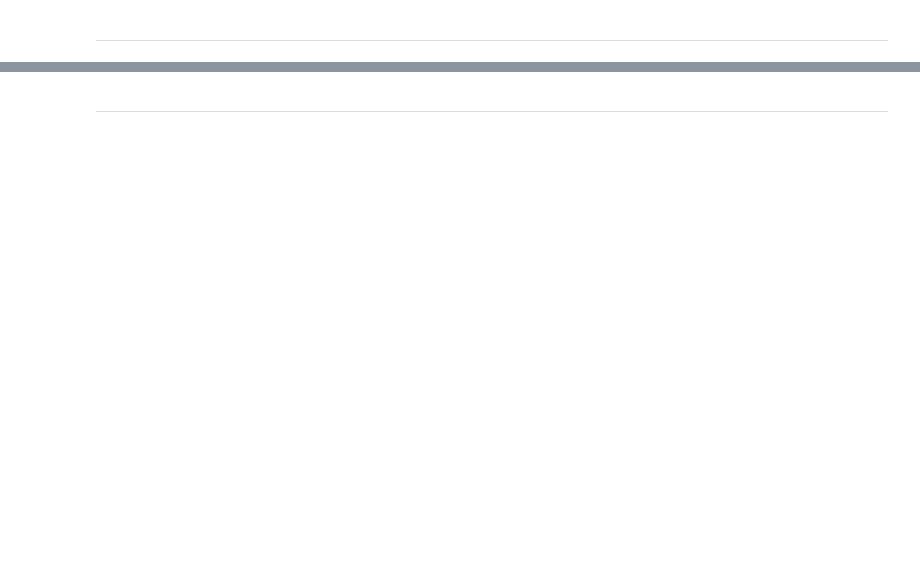
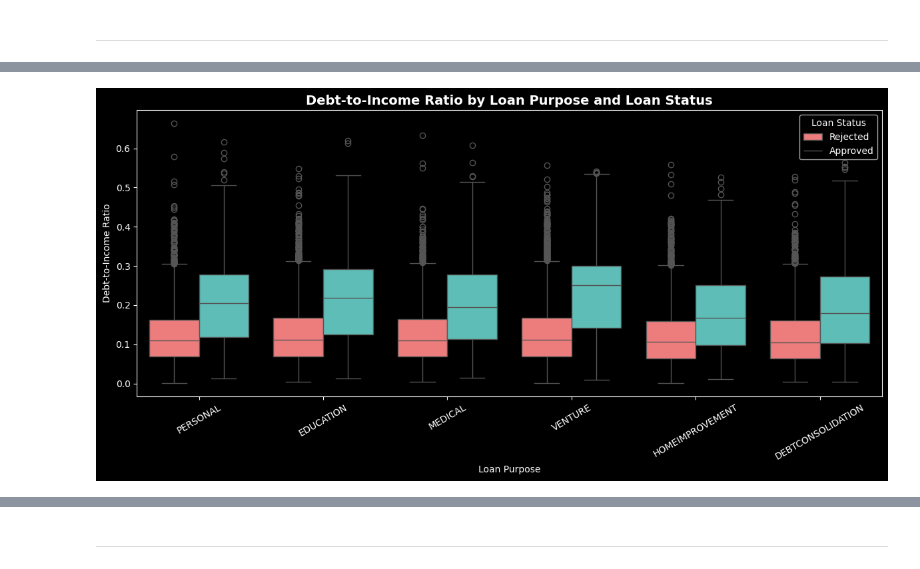
Before and after one commit to Syed313110/Loan_data_analysis, a Jupyter notebook: jupyter_notebooks/loan_approval_analysis.ipynb, the cells around one changed output, grey strips where cells are left out. Saved outputs shown, nothing was run; the diff lists cells and outputs as text; code cells hidden in the pictures; blank space fills up the shorter version.

```diff
--- a/jupyter_notebooks/loan_approval_analysis.ipynb
+++ b/jupyter_notebooks/loan_approval_analysis.ipynb
@@ -292,0 +321,28 @@ NOTE
+# %%
+import seaborn as sns
+import matplotlib.pyplot as plt
+
+plt.figure(figsize=(12,6))
+
+sns.boxplot(
+    data=df,
+    x='loan_intent',
+    y='DebtToIncome',
+    hue='loan_status',
+    palette={0:'#FF6B6B', 1:'#4ECDC4'}
+)
+
+plt.title(
+    "Debt-to-Income Ratio by Loan Purpose and Loan Status",
+    fontsize=14,
+    fontweight='bold'
+)
+plt.xlabel("Loan Purpose")
+plt.ylabel("Debt-to-Income Ratio")
+plt.xticks(rotation=30)
+plt.legend(title='Loan Status', labels=['Rejected', 'Approved'])
+
+plt.tight_layout()
+plt.show()
+# %% [output]
+[figure, added]
```
Also changed, not shown: parts of 13 cells of this notebook.
